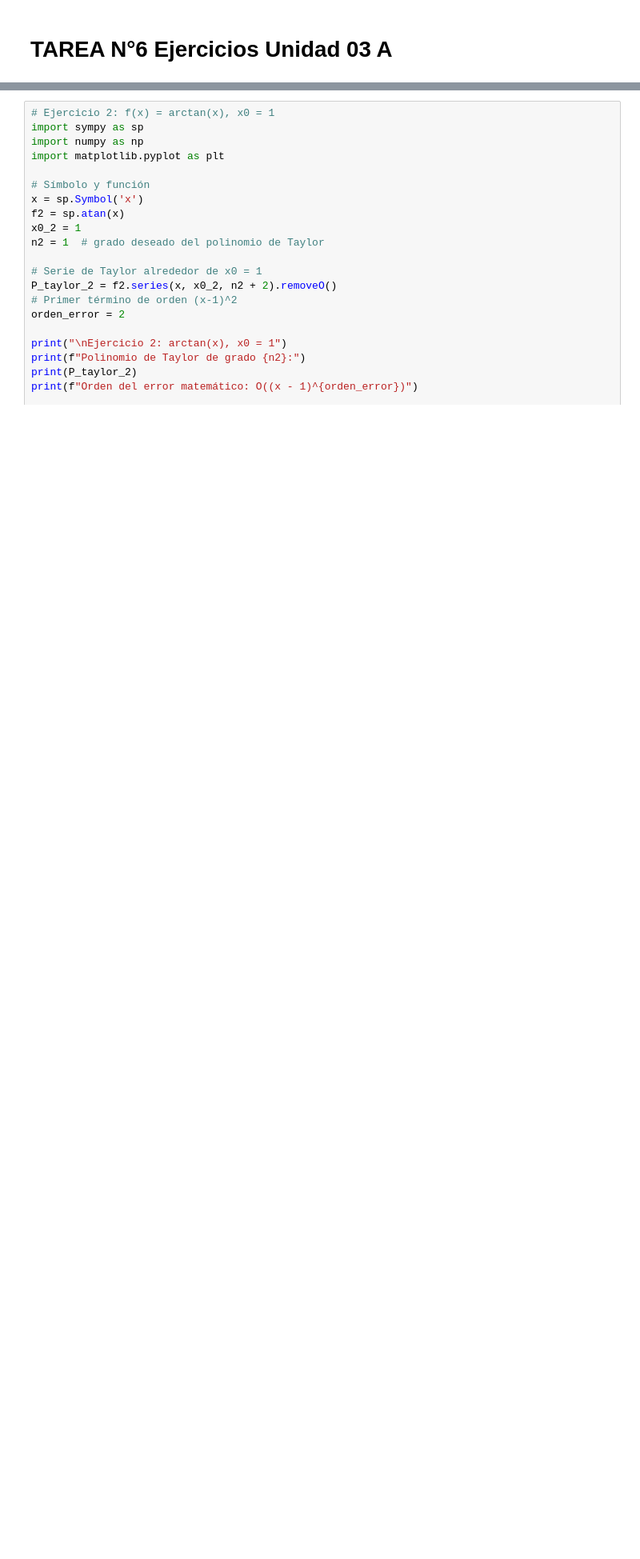
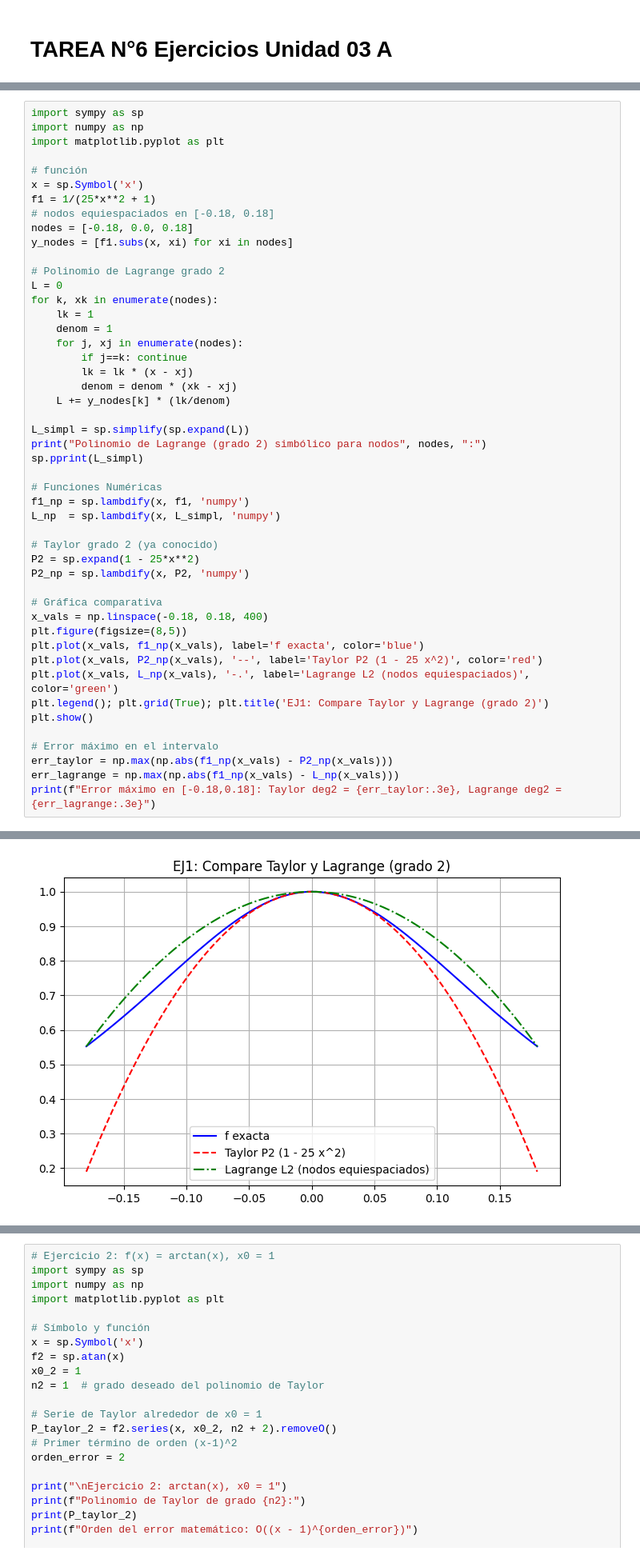
Before and after one commit to TamyBenavidez/MN, a Jupyter notebook: Tarea06/EjerciciosUnidad03A.ipynb, the cells around one changed output, grey strips where cells are left out. Shown at 80% size. Saved outputs shown, nothing was run; the diff lists cells and outputs as text; blank space fills up the shorter version.

```diff
--- a/Tarea06/EjerciciosUnidad03A.ipynb
+++ b/Tarea06/EjerciciosUnidad03A.ipynb
@@ -84,0 +103,49 @@ Orden del error: O(x^4)
+# %%
+import sympy as sp
+import numpy as np
+import matplotlib.pyplot as plt
+
+# función
+x = sp.Symbol('x')
+f1 = 1/(25*x**2 + 1)
+# nodos equiespaciados en [-0.18, 0.18]
+nodes = [-0.18, 0.0, 0.18]
+y_nodes = [f1.subs(x, xi) for xi in nodes]
+
+# Polinomio de Lagrange grado 2
+L = 0
+for k, xk in enumerate(nodes):
+    lk = 1
+    denom = 1
+    for j, xj in enumerate(nodes):
+        if j==k: continue
+        lk = lk * (x - xj)
+        denom = denom * (xk - xj)
+    L += y_nodes[k] * (lk/denom)
+
+L_simpl = sp.simplify(sp.expand(L))
+print("Polinomio de Lagrange (grado 2) simbólico para nodos", nodes, ":")
+sp.pprint(L_simpl)
+
+# Funciones Numéricas
+f1_np = sp.lambdify(x, f1, 'numpy')
+L_np  = sp.lambdify(x, L_simpl, 'numpy')
+
+# Taylor grado 2 (ya conocido)
+P2 = sp.expand(1 - 25*x**2)
+P2_np = sp.lambdify(x, P2, 'numpy')
+
+# Gráfica comparativa
+x_vals = np.linspace(-0.18, 0.18, 400)
+plt.figure(figsize=(8,5))
+plt.plot(x_vals, f1_np(x_vals), label='f exacta', color='blue')
+plt.plot(x_vals, P2_np(x_vals), '--', label='Taylor P2 (1 - 25 x^2)', color='red')
+plt.plot(x_vals, L_np(x_vals), '-.', label='Lagrange L2 (nodos equiespaciados)', color='green')
+plt.legend(); plt.grid(True); plt.title('EJ1: Compare Taylor y Lagrange (grado 2)')
+plt.show()
+
+# Error máximo en el intervalo
+err_taylor = np.max(np.abs(f1_np(x_vals) - P2_np(x_vals)))
+err_lagrange = np.max(np.abs(f1_np(x_vals) - L_np(x_vals)))
+print(f"Error máximo en [-0.18,0.18]: Taylor deg2 = {err_taylor:.3e}, Lagrange deg2 = {err_lagrange:.3e}")
+# %% [output]
@@ -84,0 +155 @@ Orden del error: O(x^4)
+[figure, added]
```
Also changed, not shown: parts of 10 cells of this notebook, 2 other files.
